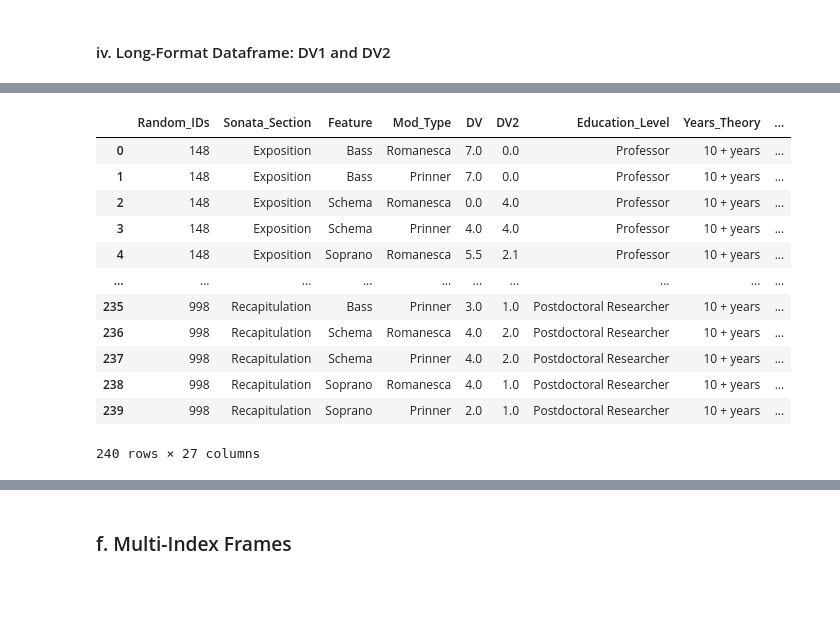
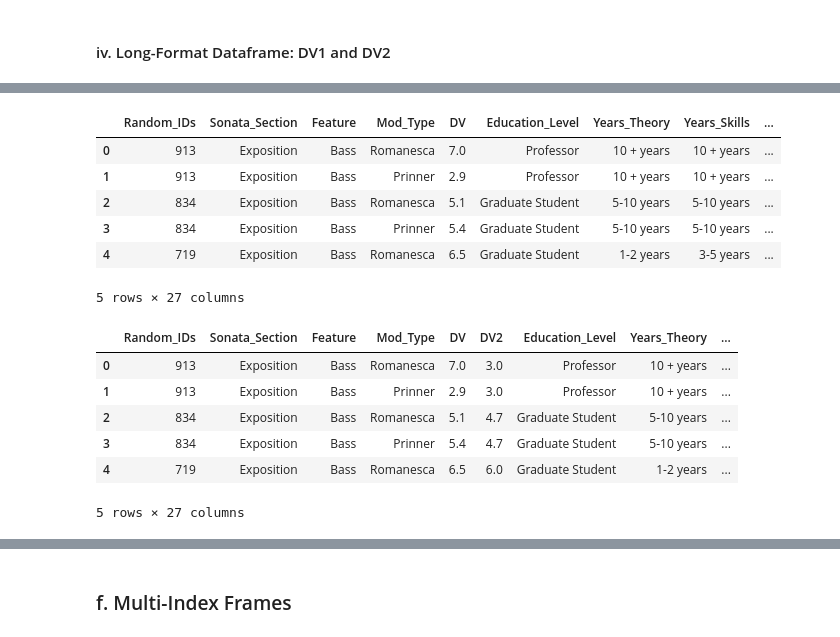
Before and after one commit to Saz2049/Ambiguous-Musical-Figures, a Jupyter notebook: Gates_MusicalAmbiguousFigures_DataCleaning.ipynb, the cells around one changed output, grey strips where cells are left out. Drawn from its saved outputs; the diff is of its cells as text; code cells hidden in the pictures; blank space fills up the shorter version.

```diff
--- a/Gates_MusicalAmbiguousFigures_DataCleaning.ipynb
+++ b/Gates_MusicalAmbiguousFigures_DataCleaning.ipynb
@@ -1078,8 +1274,6 @@ Now I can finally create the aggregated versions of the dataframe! I will combin
 # %% [markdown]
 #### i. Aggregate All (data + bio + order)
 # %%
-df_agg_data
+df_agg_data.reset_index(inplace=True)
 
-df_data_and_bio = df_agg_data.join(bio_data_all, how='left')
-
-df_data_and_bio.head(5)
+df_agg_data.drop('index', axis=1, inplace=True)
@@ -1093,0 +1320,4 @@ df_data_and_bio.head(5)
+# %%
+df_data_and_bio = pd.concat([df_agg_data, bio_data_all], axis=1)
+
+df_data_and_bio
@@ -1094,5 +1370,5 @@ df_data_and_bio.head(5)
 # %%
-df_LM = df_data_and_bio.join(df_order_num, how='left')
+df_LM = pd.concat([df_data_and_bio, df_order_num], axis=1)
 
 df_LM
 # %% [output]
@@ -1703,23 +1909,36 @@ df_Both_DVs_long
+# %%
+df_Both_DVs_long = pd.merge(df_DV1_long, df_DV2_long, how='inner', on=['Random_IDs', 'Sonata_Section', 'Feature', 'Education_Level',
+       'Years_Theory', 'Years_Skills', 'Schemata_Expertise',
+       'Excerpt_Familiarity', 'Excerpt_Analysis', 'Solfege_Hearing',
+       'Schema_Hearing', 'Perfect_Pitch?', 'Interpretation_App',
+       'Expertise_Group', 'Expertise_Group_solf', 'Sonata_Order', 'Expo_Order',
+       'Expo_Bass_Order', 'Expo_Sop_Order', 'Expo_Schema_Order', 'Recap_Order',
+       'Recap_Bass_Order', 'Recap_Sop_Order', 'Recap_Schema_Order'])
+
+
+df_Both_DVs_long.head()
+# %% [output]
+|  | Random_IDs | Sonata_Section | Feature | Mod_Type | DV | Education_Level | Years_Theory | Years_Skills | ... |
+| 0 | 913 | Exposition | Bass | Romanesca | 7.0 | Professor | 10 + years | 10 + years | ... |
+| 1 | 913 | Exposition | Bass | Prinner | 2.9 | Professor | 10 + years | 10 + years | ... |
+| 2 | 834 | Exposition | Bass | Romanesca | 5.1 | Graduate Student | 5-10 years | 5-10 years | ... |
+| 3 | 834 | Exposition | Bass | Prinner | 5.4 | Graduate Student | 5-10 years | 5-10 years | ... |
+| 4 | 719 | Exposition | Bass | Romanesca | 6.5 | Graduate Student | 1-2 years | 3-5 years | ... |
+5 rows × 27 columns
 # %%
 column_to_move = df_Both_DVs_long.pop("DV2")
 
-df_Both_DVs_long.insert(6, "DV2", column_to_move)
+df_Both_DVs_long.insert(5, "DV2", column_to_move)
 
-df_Both_DVs_long.drop(columns='level_0')
+df_Both_DVs_long.head()
 # %% [output]
 |  | Random_IDs | Sonata_Section | Feature | Mod_Type | DV | DV2 | Education_Level | Years_Theory | ... |
-| 0 | 148 | Exposition | Bass | Romanesca | 7.0 | 0.0 | Professor | 10 + years | ... |
-| 1 | 148 | Exposition | Bass | Prinner | 7.0 | 0.0 | Professor | 10 + years | ... |
-| 2 | 148 | Exposition | Schema | Romanesca | 0.0 | 4.0 | Professor | 10 + years | ... |
-| 3 | 148 | Exposition | Schema | Prinner | 4.0 | 4.0 | Professor | 10 + years | ... |
-| 4 | 148 | Exposition | Soprano | Romanesca | 5.5 | 2.1 | Professor | 10 + years | ... |
-| ... | ... | ... | ... | ... | ... | ... | ... | ... | ... |
-| 235 | 998 | Recapitulation | Bass | Prinner | 3.0 | 1.0 | Postdoctoral Researcher | 10 + years | ... |
-| 236 | 998 | Recapitulation | Schema | Romanesca | 4.0 | 2.0 | Postdoctoral Researcher | 10 + years | ... |
-| 237 | 998 | Recapitulation | Schema | Prinner | 4.0 | 2.0 | Postdoctoral Researcher | 10 + years | ... |
-| 238 | 998 | Recapitulation | Soprano | Romanesca | 4.0 | 1.0 | Postdoctoral Researcher | 10 + years | ... |
-| 239 | 998 | Recapitulation | Soprano | Prinner | 2.0 | 1.0 | Postdoctoral Researcher | 10 + years | ... |
+| 0 | 913 | Exposition | Bass | Romanesca | 7.0 | 3.0 | Professor | 10 + years | ... |
+| 1 | 913 | Exposition | Bass | Prinner | 2.9 | 3.0 | Professor | 10 + years | ... |
+| 2 | 834 | Exposition | Bass | Romanesca | 5.1 | 4.7 | Graduate Student | 5-10 years | ... |
+| 3 | 834 | Exposition | Bass | Prinner | 5.4 | 4.7 | Graduate Student | 5-10 years | ... |
+| 4 | 719 | Exposition | Bass | Romanesca | 6.5 | 6.0 | Graduate Student | 1-2 years | ... |
-240 rows × 27 columns
+5 rows × 27 columns
 # %%
 df_DV1_long.sort_values(["Random_IDs", "Sonata_Section", "Feature"], ascending=True)
 # %% [output]
```
Also changed, not shown: parts of 76 cells of this notebook, 11 other files.
